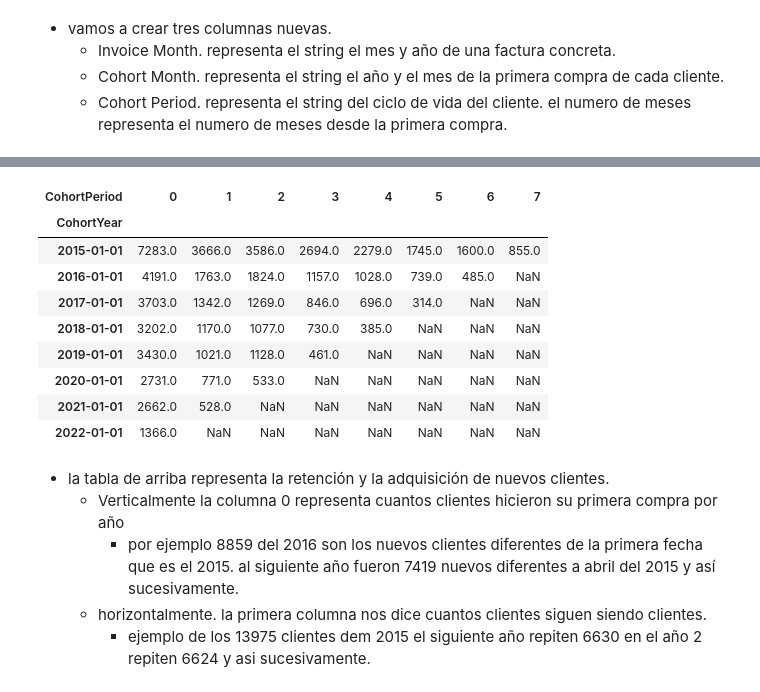
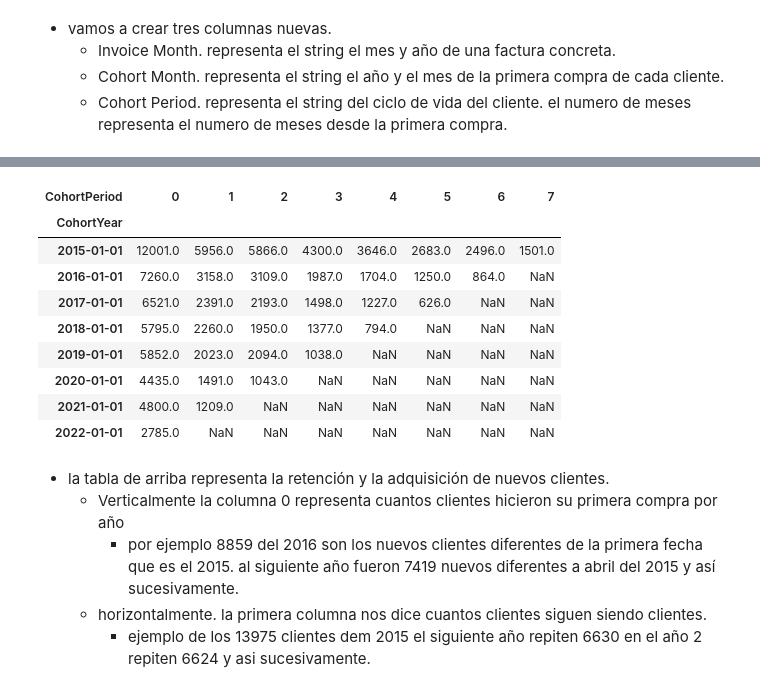
Before and after one commit to pacomm5/PLANTILLAS2, a Jupyter notebook: COHORT3_MIO4_TODOS.ipynb, the cells around one changed output, grey strips where cells are left out. Cells and saved outputs as stored; diff of their text form; code cells hidden in the pictures.

```diff
--- a/COHORT3_MIO4_TODOS.ipynb
+++ b/COHORT3_MIO4_TODOS.ipynb
@@ -930,0 +976,2 @@ df_cohort_audi = df_audi.copy()
+# %%
+df_cohort_todos = df_todos.copy()
@@ -946,8 +997,8 @@ df_cohort['InvoiceMonth'] = pd.to_datetime(df_cohort['InvoiceMonth'])"""
 # creating the first variable 'Invoice Month'
 # extracting only year-month from Invoice Date and day will be 1 automatically
 
-df_cohort_audi['InvoiceYear'] = df_cohort_audi['Fecha_Apertura'].dt.strftime("%Y") # Estamos convirtiendo tanto el mes como el día a 1
+df_cohort_todos['InvoiceYear'] = df_cohort_todos['Fecha_Apertura'].dt.strftime("%Y") # Estamos convirtiendo tanto el mes como el día a 1
 # luego en formato fecha.
 # converting the variable to datetime format
-df_cohort_audi['InvoiceYear'] = pd.to_datetime(df_cohort_audi['InvoiceYear'])
+df_cohort_todos['InvoiceYear'] = pd.to_datetime(df_cohort_todos['InvoiceYear'])
 # %%
@@ -969,7 +1020,7 @@ Name: InvoiceYear, Length: 123644, dtype: datetime64[ns]
 # creating the second variable 'Cohort Month'
 # getting the first time purchase date for each customer
 
-df_cohort_audi['CohortYear'] = df_cohort_audi.groupby('Bastidor')['InvoiceYear'].transform('min') # aqui saca la primera compra.
+df_cohort_todos['CohortYear'] = df_cohort_todos.groupby('Bastidor')['InvoiceYear'].transform('min') # aqui saca la primera compra.
 # converting the variable to datetime format
-df_cohort_audi['CohortYear'] = pd.to_datetime(df_cohort_audi['CohortYear'])
+df_cohort_todos['CohortYear'] = pd.to_datetime(df_cohort_todos['CohortYear'])
 # %%
@@ -1013,5 +1064,5 @@ def diff_Year(d1, d2):
     return((d1.dt.year - d2.dt.year))
     # multiplica * 12 para convertir la diferencia en años en meses. luego le suma los meses del ultimo año.
 
-df_cohort_audi['CohortPeriod'] = diff_Year(df_cohort_audi['InvoiceYear'], df_cohort_audi['CohortYear'])
+df_cohort_todos['CohortPeriod'] = diff_Year(df_cohort_todos['InvoiceYear'], df_cohort_todos['CohortYear'])
 # %%
@@ -1026,19 +1077,19 @@ df_cohort_audi.sample(5)
 # %%
-customer_cohort_audi = df_cohort_audi.pivot_table(index='CohortYear', columns='CohortPeriod', values='Bastidor', aggfunc='nunique')
-customer_cohort_audi
+customer_cohort_todos = df_cohort_todos.pivot_table(index='CohortYear', columns='CohortPeriod', values='Bastidor', aggfunc='nunique')
+customer_cohort_todos
 # aqui lo que hacemos es una pivot table. donde el index son las fechas de Cohort month
 # las columnas son el cohort period, los valores son el count de customer id, y con aggfunc le pedimos que sean únicos.
 # %% [output]
 | CohortPeriod | 0 | 1 | 2 | 3 | 4 | 5 | 6 | 7 |
 | CohortYear |  |  |  |  |  |  |  |  |
-| 2015-01-01 | 7283.0 | 3666.0 | 3586.0 | 2694.0 | 2279.0 | 1745.0 | 1600.0 | 855.0 |
-| 2016-01-01 | 4191.0 | 1763.0 | 1824.0 | 1157.0 | 1028.0 | 739.0 | 485.0 | NaN |
-| 2017-01-01 | 3703.0 | 1342.0 | 1269.0 | 846.0 | 696.0 | 314.0 | NaN | NaN |
-| 2018-01-01 | 3202.0 | 1170.0 | 1077.0 | 730.0 | 385.0 | NaN | NaN | NaN |
-| 2019-01-01 | 3430.0 | 1021.0 | 1128.0 | 461.0 | NaN | NaN | NaN | NaN |
-| 2020-01-01 | 2731.0 | 771.0 | 533.0 | NaN | NaN | NaN | NaN | NaN |
-| 2021-01-01 | 2662.0 | 528.0 | NaN | NaN | NaN | NaN | NaN | NaN |
-| 2022-01-01 | 1366.0 | NaN | NaN | NaN | NaN | NaN | NaN | NaN |
+| 2015-01-01 | 12001.0 | 5956.0 | 5866.0 | 4300.0 | 3646.0 | 2683.0 | 2496.0 | 1501.0 |
+| 2016-01-01 | 7260.0 | 3158.0 | 3109.0 | 1987.0 | 1704.0 | 1250.0 | 864.0 | NaN |
+| 2017-01-01 | 6521.0 | 2391.0 | 2193.0 | 1498.0 | 1227.0 | 626.0 | NaN | NaN |
+| 2018-01-01 | 5795.0 | 2260.0 | 1950.0 | 1377.0 | 794.0 | NaN | NaN | NaN |
+| 2019-01-01 | 5852.0 | 2023.0 | 2094.0 | 1038.0 | NaN | NaN | NaN | NaN |
+| 2020-01-01 | 4435.0 | 1491.0 | 1043.0 | NaN | NaN | NaN | NaN | NaN |
+| 2021-01-01 | 4800.0 | 1209.0 | NaN | NaN | NaN | NaN | NaN | NaN |
+| 2022-01-01 | 2785.0 | NaN | NaN | NaN | NaN | NaN | NaN | NaN |
 # %% [markdown]
 - la tabla de arriba representa la retención y la adquisición de nuevos clientes.
     - Verticalmente la columna 0 representa cuantos clientes hicieron su primera compra por año
```
Also changed, not shown: parts of 88 cells of this notebook.
